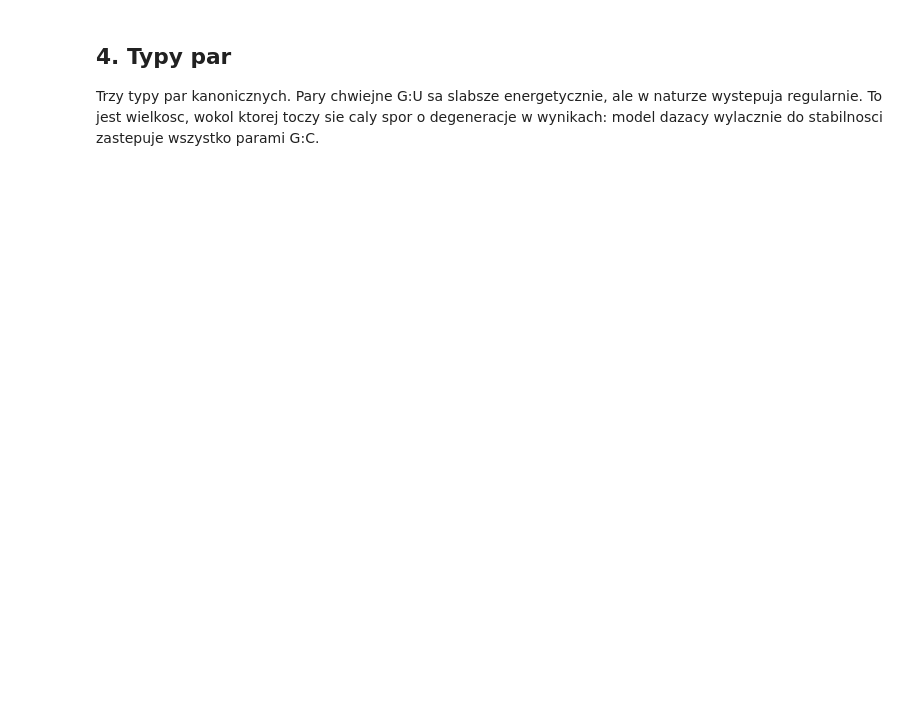
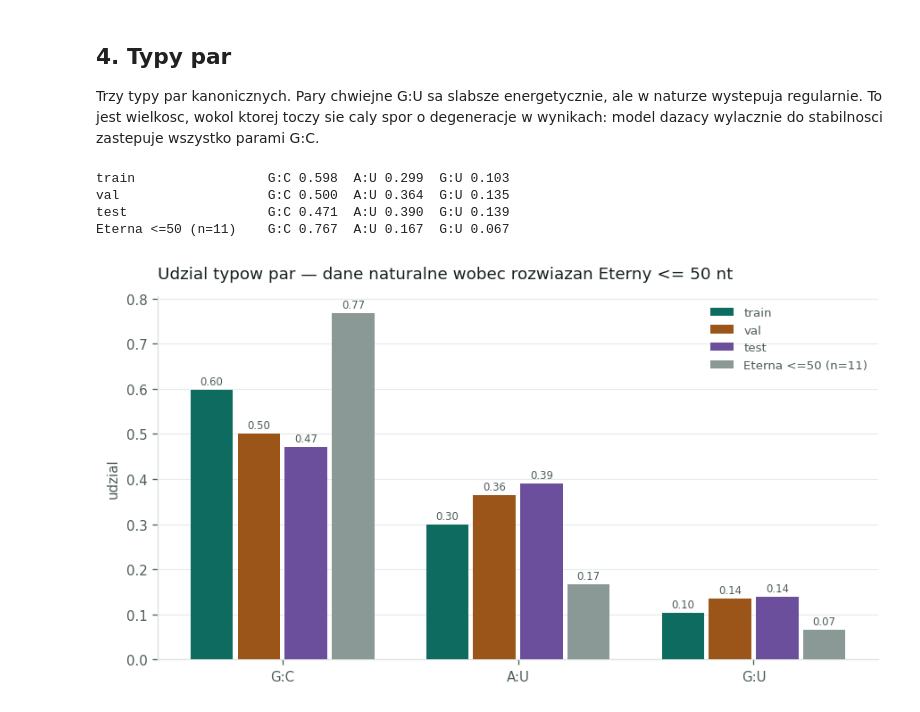
Before and after one commit to nikakoga/RNA-inverse-folding, a Jupyter notebook: notebooks/01_dane.ipynb, the cells around one changed output. Saved outputs shown, nothing was run; the diff lists cells and outputs as text; code cells hidden in the pictures; blank space fills up the shorter version.

```diff
--- a/notebooks/01_dane.ipynb
+++ b/notebooks/01_dane.ipynb
@@ -178,22 +222,28 @@ wylacznie do stabilnosci zastepuje wszystko parami G:C.
 # %%
 fig, ax = plt.subplots(figsize=(7.5, 4.2))
 x = np.arange(3)
 w = 0.8 / len(zrodla)
 for k, (nz, d) in enumerate(zrodla):
     t = typy_par(d.secondary_structure, d.sequence)
     tot = sum(t.values()) or 1
     v = [t[g] / tot for g in ("G:C", "A:U", "G:U")]
-    b = ax.bar(x + (k - (len(zrodla) - 1) / 2) * w, v, w * 0.9, color=kolory[k], label=nz, zorder=3)
+    b = ax.bar(x + (k - (len(zrodla) - 1) / 2) * w, v, w * 0.9, color=kolory_z[k], label=nz, zorder=3)
     for r, vv in zip(b, v):
         ax.text(r.get_x() + r.get_width() / 2, vv + 0.012, f"{vv:.2f}",
                 ha="center", fontsize=7, color=INK2)
 ax.set_xticks(x)
 ax.set_xticklabels(["G:C", "A:U", "G:U"], fontsize=10)
-styl(ax, "Udzial typow par — dane naturalne wobec rozwiazan Eterny", "udzial")
-ax.legend(frameon=False, fontsize=9, labelcolor=INK2)
+styl(ax, "Udzial typow par — dane naturalne wobec rozwiazan Eterny <= 50 nt", "udzial")
+ax.legend(frameon=False, fontsize=8, labelcolor=INK2)
 fig.tight_layout()
 
 for nz, d in zrodla:
     t = typy_par(d.secondary_structure, d.sequence)
     tot = sum(t.values()) or 1
-    print(f"{nz:8}" + "  ".join(f"{k} {t[k] / tot:.3f}" for k in ("G:C", "A:U", "G:U")))
+    print(f"{nz:22}" + "  ".join(f"{k} {t[k] / tot:.3f}" for k in ("G:C", "A:U", "G:U")))
+# %% [output]
+train                 G:C 0.598  A:U 0.299  G:U 0.103
+val                   G:C 0.500  A:U 0.364  G:U 0.135
+test                  G:C 0.471  A:U 0.390  G:U 0.139
+Eterna <=50 (n=11)    G:C 0.767  A:U 0.167  G:U 0.067
+[figure, added]
```
Also changed, not shown: parts of 7 cells of this notebook, 36 other files.
